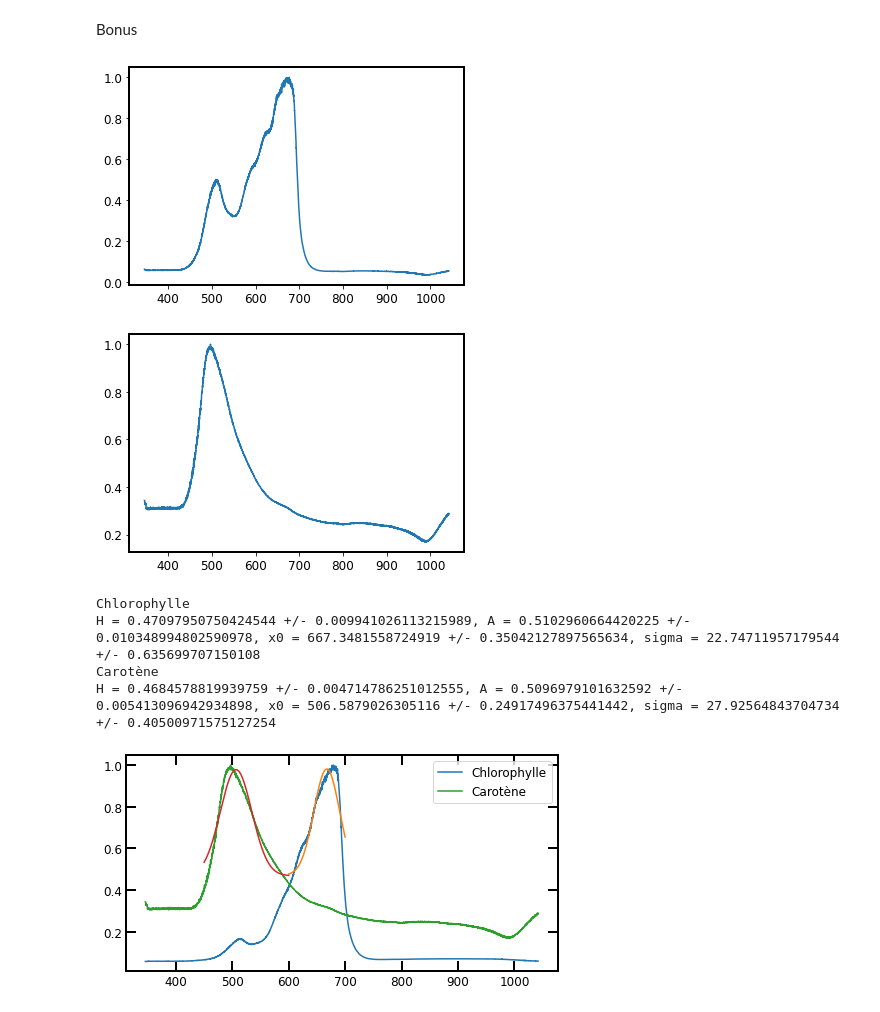
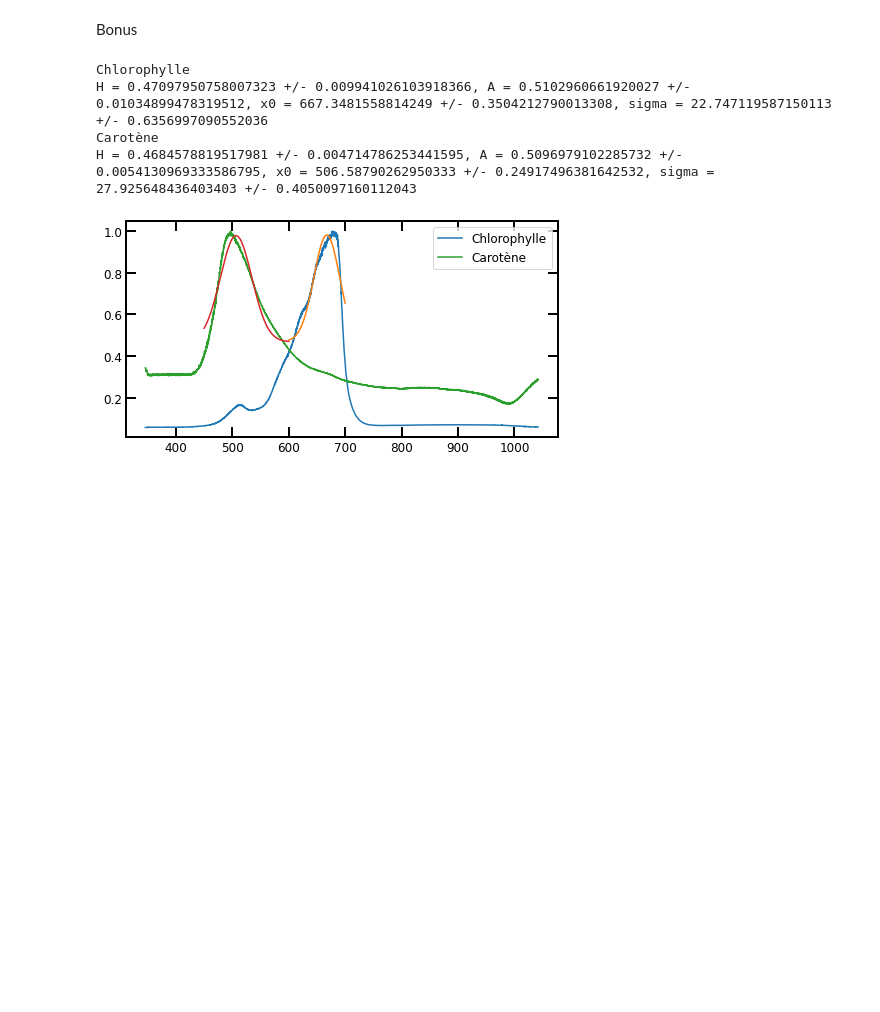
Before and after one commit to pierrotlamontagne/Github-labo-3, a Jupyter notebook: ABS/Analyse.ipynb, the cells around one changed output. Drawn from its saved outputs; the diff is of its cells as text; code cells hidden in the pictures; blank space fills up the shorter version.

```diff
--- a/ABS/Analyse.ipynb
+++ b/ABS/Analyse.ipynb
@@ -440,47 +533,41 @@ counts_feuille_verte /= int_time_feuille_verte
 counts_feuille_verte_norm = (counts_feuille_verte/counts_vitre_feuille)**(-1)
 counts_feuille_verte_norm /= np.max(counts_feuille_verte_norm) #Normalisation
 
-plt.plot(lamda, counts_feuille_verte_norm)
-plt.show()
 
 #Feuille morte
 with open("Données/feuille_morte_vieux_arbre.txt") as feuille_brune:
     int_time_feuille_brune = float(list(feuille_brune)[8].split(":")[1].split("(")[0]) #Temps d'intégration
 
 counts_feuille_brune /= int_time_feuille_brune
 
 counts_feuille_brune_norm = (counts_feuille_brune/counts_vitre_feuille)**(-1)
 counts_feuille_brune_norm /= np.max(counts_feuille_brune_norm) #Normalisation
 
-plt.plot(lamda, counts_feuille_brune_norm)
-plt.show()
 
 #Feuille verte/feuille brune (pic chlorophylle)
 counts_chlorophylle = counts_feuille_verte_norm / counts_feuille_brune_norm
 counts_chlorophylle = counts_chlorophylle/np.max(counts_chlorophylle)
 
 beau_graphique()
 
 print("Chlorophylle")
 i_gauss_verte_debut, i_gauss_verte_fin = find_nearest(lamda,600), find_nearest(lamda,700)
 gauss_verte, p_opt_verte, p_err_verte = fit_gaussien(lamda[i_gauss_verte_debut:i_gauss_verte_fin],counts_chlorophylle[i_gauss_verte_debut:i_gauss_verte_fin], p0 = [0,17,650,3])
 plt.plot(lamda, counts_chlorophylle, label = "Chlorophylle")
 plt.plot(lamda[i_gauss_verte_debut:i_gauss_verte_fin],gauss_verte)
 
 #Pic carotène
 print("Carotène")
 i_gauss_brune_debut, i_gauss_brune_fin = find_nearest(lamda,450), find_nearest(lamda,600)
 gauss_brune, p_opt_brune, p_err_brune = fit_gaussien(lamda[i_gauss_brune_debut:i_gauss_brune_fin], counts_feuille_brune_norm[i_gauss_brune_debut:i_gauss_brune_fin], p0 = [0.2,17,500,3])
 plt.plot(lamda, counts_feuille_brune_norm, label = "Carotène")
 plt.plot(lamda[i_gauss_brune_debut:i_gauss_brune_fin],gauss_brune)
 
 plt.legend()
 plt.show()
 # %% [output]
+Chlorophylle
+H = 0.47097950758007323 +/- 0.009941026103918366, A = 0.5102960661920027 +/- 0.01034899478319512, x0 = 667.3481558814249 +/- 0.3504212790013308, sigma = 22.747119587150113 +/- 0.6356997090552036
+Carotène
+H = 0.4684578819517981 +/- 0.004714786253441595, A = 0.5096979102285732 +/- 0.0054130969333586795, x0 = 506.58790262950333 +/- 0.24917496381642532, sigma = 27.925648436403403 +/- 0.4050097160112043
-[figure, old version]
+[figure, new version]
-[figure, removed]
-Chlorophylle
-H = 0.47097950750424544 +/- 0.009941026113215989, A = 0.5102960664420225 +/- 0.010348994802590978, x0 = 667.3481558724919 +/- 0.35042127897565634, sigma = 22.74711957179544 +/- 0.635699707150108
-Carotène
-H = 0.4684578819939759 +/- 0.004714786251012555, A = 0.5096979101632592 +/- 0.005413096942934898, x0 = 506.5879026305116 +/- 0.24917496375441442, sigma = 27.92564843704734 +/- 0.40500971575127254
-[figure, removed]
```
Also changed, not shown: parts of 10 cells of this notebook.
